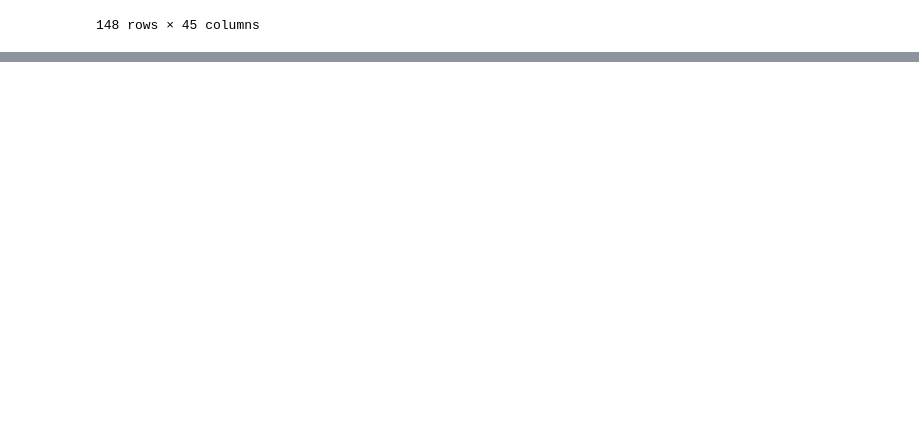
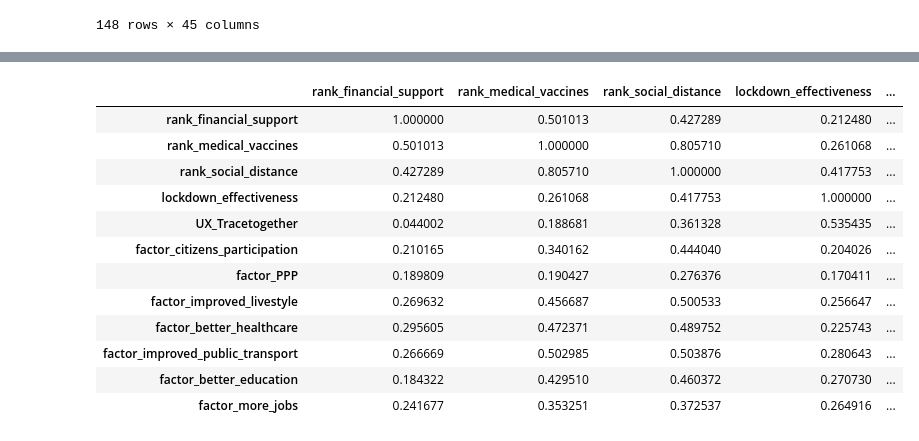
Before and after one commit to motethansen/tracetogether_survey, a Jupyter notebook: surveydata.ipynb, the cells around one changed output, grey strips where cells are left out. Drawn from its saved outputs; the diff is of its cells as text; code cells hidden in the pictures; blank space fills up the shorter version.

```diff
--- a/surveydata.ipynb
+++ b/surveydata.ipynb
@@ -158,0 +181,20 @@ df_import
+# %%
+#rank and factor
+df_rank_factor = df_import[['rank_financial_support','rank_medical_vaccines','rank_social_distance','lockdown_effectiveness','UX_Tracetogether',
+                           'factor_citizens_participation','factor_PPP','factor_improved_livestyle','factor_better_healthcare','factor_improved_public_transport',
+                           'factor_better_education','factor_more_jobs']]
+df_rank_factor.corr()
+# %% [output]
+|  | rank_financial_support | rank_medical_vaccines | rank_social_distance | lockdown_effectiveness | ... |
+| rank_financial_support | 1.000000 | 0.501013 | 0.427289 | 0.212480 | ... |
+| rank_medical_vaccines | 0.501013 | 1.000000 | 0.805710 | 0.261068 | ... |
+| rank_social_distance | 0.427289 | 0.805710 | 1.000000 | 0.417753 | ... |
+| lockdown_effectiveness | 0.212480 | 0.261068 | 0.417753 | 1.000000 | ... |
+| UX_Tracetogether | 0.044002 | 0.188681 | 0.361328 | 0.535435 | ... |
+| factor_citizens_participation | 0.210165 | 0.340162 | 0.444040 | 0.204026 | ... |
+| factor_PPP | 0.189809 | 0.190427 | 0.276376 | 0.170411 | ... |
+| factor_improved_livestyle | 0.269632 | 0.456687 | 0.500533 | 0.256647 | ... |
+| factor_better_healthcare | 0.295605 | 0.472371 | 0.489752 | 0.225743 | ... |
+| factor_improved_public_transport | 0.266669 | 0.502985 | 0.503876 | 0.280643 | ... |
+| factor_better_education | 0.184322 | 0.429510 | 0.460372 | 0.270730 | ... |
+| factor_more_jobs | 0.241677 | 0.353251 | 0.372537 | 0.264916 | ... |
```
Also changed, not shown: parts of 2 cells of this notebook, 1 other file.
